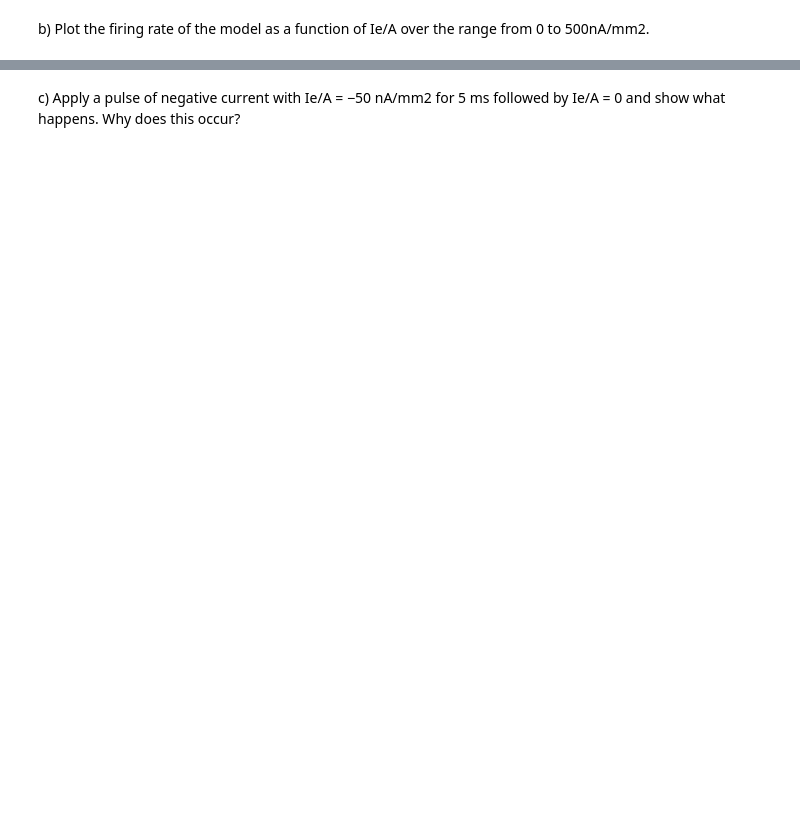
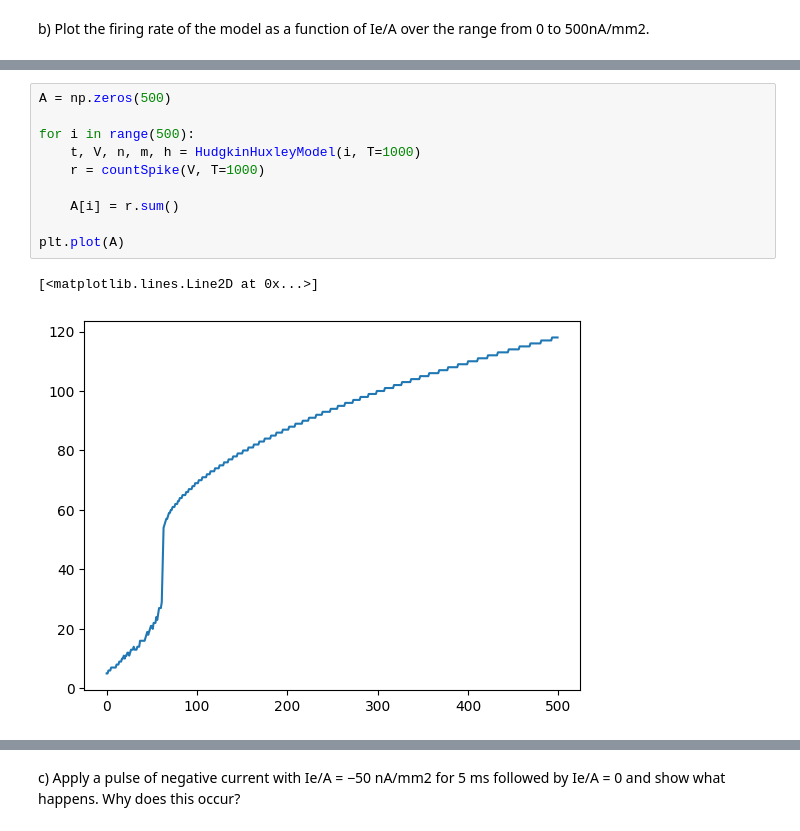
Before and after one commit to Mintherbi/Theoretical-Neuroscience, a Jupyter notebook: Hudgkin Huxley Model.ipynb, the cells around one changed output, grey strips where cells are left out. Cells and saved outputs as stored; diff of their text form; blank space fills up the shorter version.

```diff
--- a/Hudgkin Huxley Model.ipynb
+++ b/Hudgkin Huxley Model.ipynb
@@ -117,0 +155,13 @@ b) Plot the firing rate of the model as a function of Ie/A over the range from 0
+# %%
+A = np.zeros(500)
+
+for i in range(500):
+    t, V, n, m, h = HudgkinHuxleyModel(i, T=1000)
+    r = countSpike(V, T=1000)
+
+    A[i] = r.sum()
+
+plt.plot(A)
+# %% [output]
+[<matplotlib.lines.Line2D at 0x...>]
+[figure, added]
```
Also changed, not shown: parts of 6 cells of this notebook.
